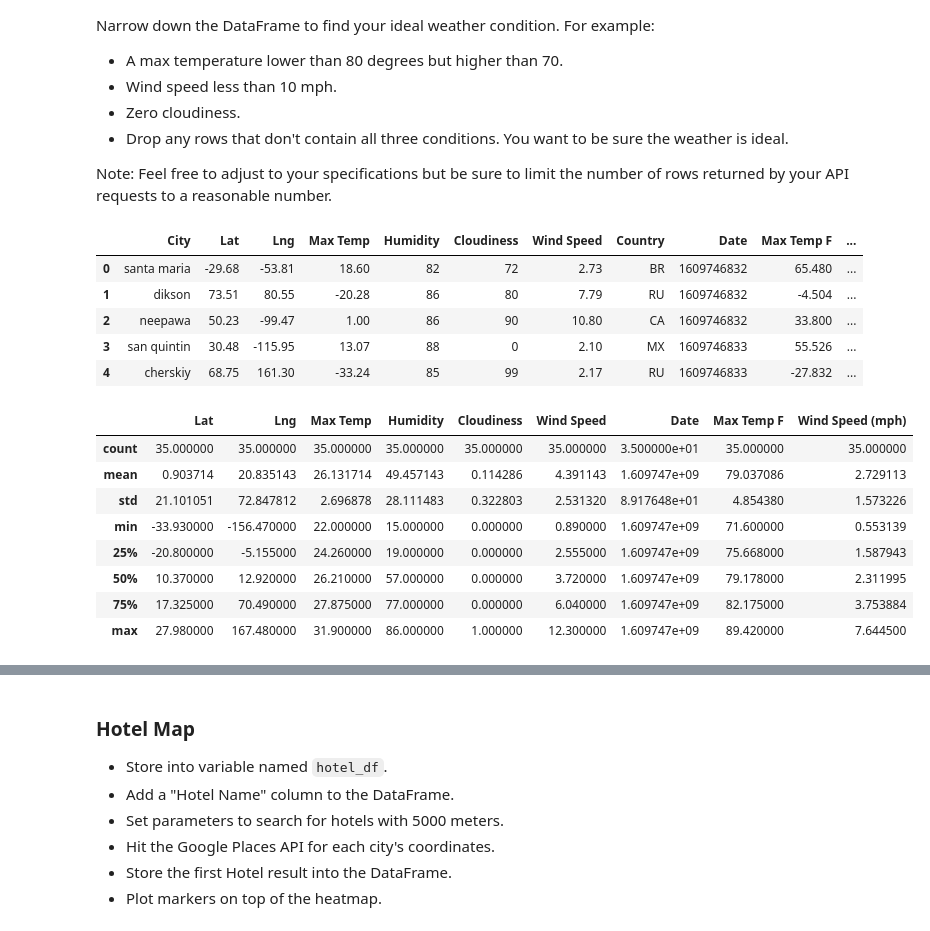
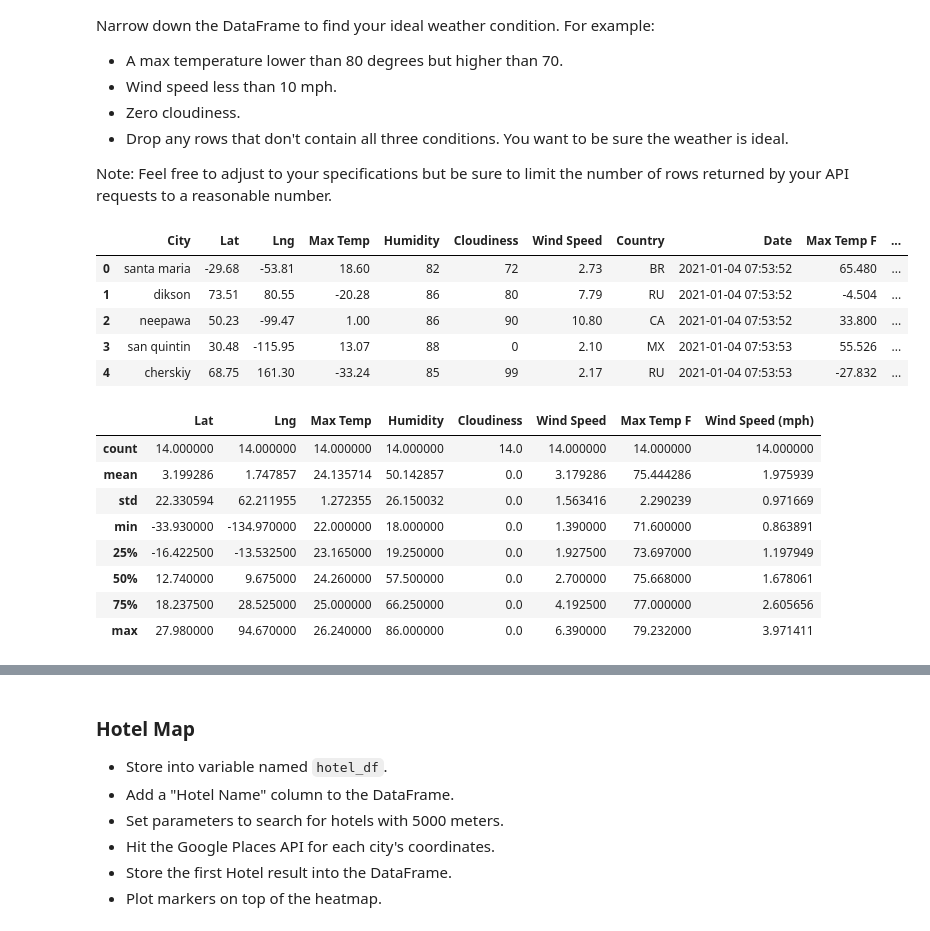
Before and after one commit to avaz7791/python-api-challenge, a Jupyter notebook: starter_code/VacationPy.ipynb, the cells around one changed output, grey strips where cells are left out. Saved outputs shown, nothing was run; the diff lists cells and outputs as text; code cells hidden in the pictures.

```diff
--- a/starter_code/VacationPy.ipynb
+++ b/starter_code/VacationPy.ipynb
@@ -43,3 +44,8 @@ city_weather_df.head()
 | 2 | 2 | neepawa | 50.23 | -99.47 | 1.00 | 86 | 90 | 10.80 | CA | 1609746832 |
 | 3 | 3 | san quintin | 30.48 | -115.95 | 13.07 | 88 | 0 | 2.10 | MX | 1609746833 |
 | 4 | 4 | cherskiy | 68.75 | 161.30 | -33.24 | 85 | 99 | 2.17 | RU | 1609746833 |
+# %%
+# update Date from unixtime to date
+city_weather_df['Date'] = pd.to_datetime(city_weather_df['Date'], unit='s')
+
+city_weather_df.head()
@@ -132,34 +145,34 @@ city_df['Wind Speed (mph)'] = windspeedmph/1.609
 city_df.head()
 # %% [output]
 |  | City | Lat | Lng | Max Temp | Humidity | Cloudiness | Wind Speed | Country | Date | Max Temp F | ... |
-| 0 | santa maria | -29.68 | -53.81 | 18.60 | 82 | 72 | 2.73 | BR | 1609746832 | 65.480 | ... |
-| 1 | dikson | 73.51 | 80.55 | -20.28 | 86 | 80 | 7.79 | RU | 1609746832 | -4.504 | ... |
-| 2 | neepawa | 50.23 | -99.47 | 1.00 | 86 | 90 | 10.80 | CA | 1609746832 | 33.800 | ... |
-| 3 | san quintin | 30.48 | -115.95 | 13.07 | 88 | 0 | 2.10 | MX | 1609746833 | 55.526 | ... |
-| 4 | cherskiy | 68.75 | 161.30 | -33.24 | 85 | 99 | 2.17 | RU | 1609746833 | -27.832 | ... |
+| 0 | santa maria | -29.68 | -53.81 | 18.60 | 82 | 72 | 2.73 | BR | 2021-01-04 07:53:52 | 65.480 | ... |
+| 1 | dikson | 73.51 | 80.55 | -20.28 | 86 | 80 | 7.79 | RU | 2021-01-04 07:53:52 | -4.504 | ... |
+| 2 | neepawa | 50.23 | -99.47 | 1.00 | 86 | 90 | 10.80 | CA | 2021-01-04 07:53:52 | 33.800 | ... |
+| 3 | san quintin | 30.48 | -115.95 | 13.07 | 88 | 0 | 2.10 | MX | 2021-01-04 07:53:53 | 55.526 | ... |
+| 4 | cherskiy | 68.75 | 161.30 | -33.24 | 85 | 99 | 2.17 | RU | 2021-01-04 07:53:53 | -27.832 | ... |
 # %%
 # this combination will only pull 9 records
-# city_df_upd = city_df.loc[(city_df['Max Temp F'] > 70) & (city_df['Max Temp F'] < 80)]
-# city_df_upd = city_df_upd.loc[city_df_upd['Wind Speed (mph)']< 10 ]
-# city_df_upd = city_df_upd.loc[city_df_upd['Cloudiness'] == 0]
+city_df_upd = city_df.loc[(city_df['Max Temp F'] > 70) & (city_df['Max Temp F'] < 80)]
+city_df_upd = city_df_upd.loc[city_df_upd['Wind Speed (mph)']< 4 ]
+city_df_upd = city_df_upd.loc[city_df_upd['Cloudiness'] == 0]
 
 # this combination will bring 35 potential vacation spots its ok if its a little hotter
-city_df_upd = city_df.loc[(city_df['Max Temp F']>70) & (city_df['Max Temp F']< 90)]
-city_df_upd = city_df_upd.loc[city_df_upd['Wind Speed (mph)']< 10 ]
-city_df_upd = city_df_upd.loc[city_df_upd['Cloudiness']<2]
+# city_df_upd = city_df.loc[(city_df['Max Temp F']>70) & (city_df['Max Temp F']< 90)]
+# city_df_upd = city_df_upd.loc[city_df_upd['Wind Speed (mph)']< 10 ]
+# city_df_upd = city_df_upd.loc[city_df_upd['Cloudiness']<2]
 
 city_df_upd.dropna()
 city_df_upd.describe()
 # %% [output]
-|  | Lat | Lng | Max Temp | Humidity | Cloudiness | Wind Speed | Date | Max Temp F | Wind Speed (mph) |
-| count | 35.000000 | 35.000000 | 35.000000 | 35.000000 | 35.000000 | 35.000000 | 3.500000e+01 | 35.000000 | 35.000000 |
-| mean | 0.903714 | 20.835143 | 26.131714 | 49.457143 | 0.114286 | 4.391143 | 1.609747e+09 | 79.037086 | 2.729113 |
-| std | 21.101051 | 72.847812 | 2.696878 | 28.111483 | 0.322803 | 2.531320 | 8.917648e+01 | 4.854380 | 1.573226 |
-| min | -33.930000 | -156.470000 | 22.000000 | 15.000000 | 0.000000 | 0.890000 | 1.609747e+09 | 71.600000 | 0.553139 |
-| 25% | -20.800000 | -5.155000 | 24.260000 | 19.000000 | 0.000000 | 2.555000 | 1.609747e+09 | 75.668000 | 1.587943 |
-| 50% | 10.370000 | 12.920000 | 26.210000 | 57.000000 | 0.000000 | 3.720000 | 1.609747e+09 | 79.178000 | 2.311995 |
-| 75% | 17.325000 | 70.490000 | 27.875000 | 77.000000 | 0.000000 | 6.040000 | 1.609747e+09 | 82.175000 | 3.753884 |
-| max | 27.980000 | 167.480000 | 31.900000 | 86.000000 | 1.000000 | 12.300000 | 1.609747e+09 | 89.420000 | 7.644500 |
+|  | Lat | Lng | Max Temp | Humidity | Cloudiness | Wind Speed | Max Temp F | Wind Speed (mph) |
+| count | 14.000000 | 14.000000 | 14.000000 | 14.000000 | 14.0 | 14.000000 | 14.000000 | 14.000000 |
+| mean | 3.199286 | 1.747857 | 24.135714 | 50.142857 | 0.0 | 3.179286 | 75.444286 | 1.975939 |
+| std | 22.330594 | 62.211955 | 1.272355 | 26.150032 | 0.0 | 1.563416 | 2.290239 | 0.971669 |
+| min | -33.930000 | -134.970000 | 22.000000 | 18.000000 | 0.0 | 1.390000 | 71.600000 | 0.863891 |
+| 25% | -16.422500 | -13.532500 | 23.165000 | 19.250000 | 0.0 | 1.927500 | 73.697000 | 1.197949 |
+| 50% | 12.740000 | 9.675000 | 24.260000 | 57.500000 | 0.0 | 2.700000 | 75.668000 | 1.678061 |
+| 75% | 18.237500 | 28.525000 | 25.000000 | 66.250000 | 0.0 | 4.192500 | 77.000000 | 2.605656 |
+| max | 27.980000 | 94.670000 | 26.240000 | 86.000000 | 0.0 | 6.390000 | 79.232000 | 3.971411 |
 # %%
 city_df_upd.head()
 # %% [output]
```
Also changed, not shown: parts of 11 cells of this notebook, 3 other files.
